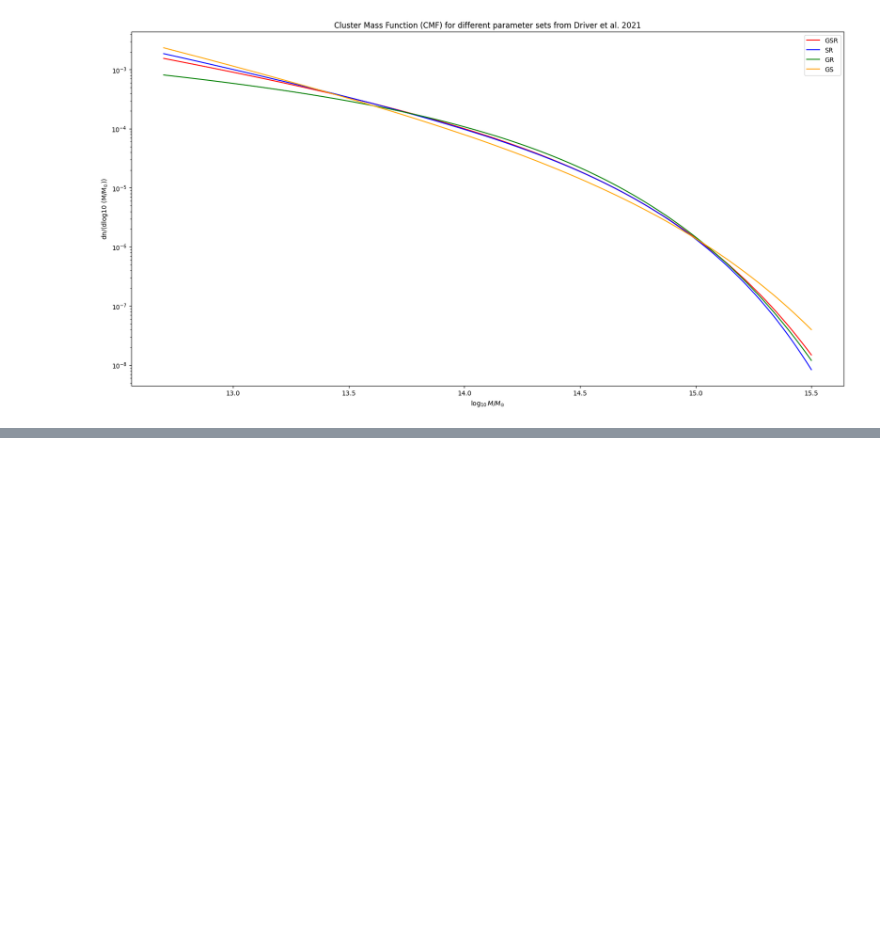
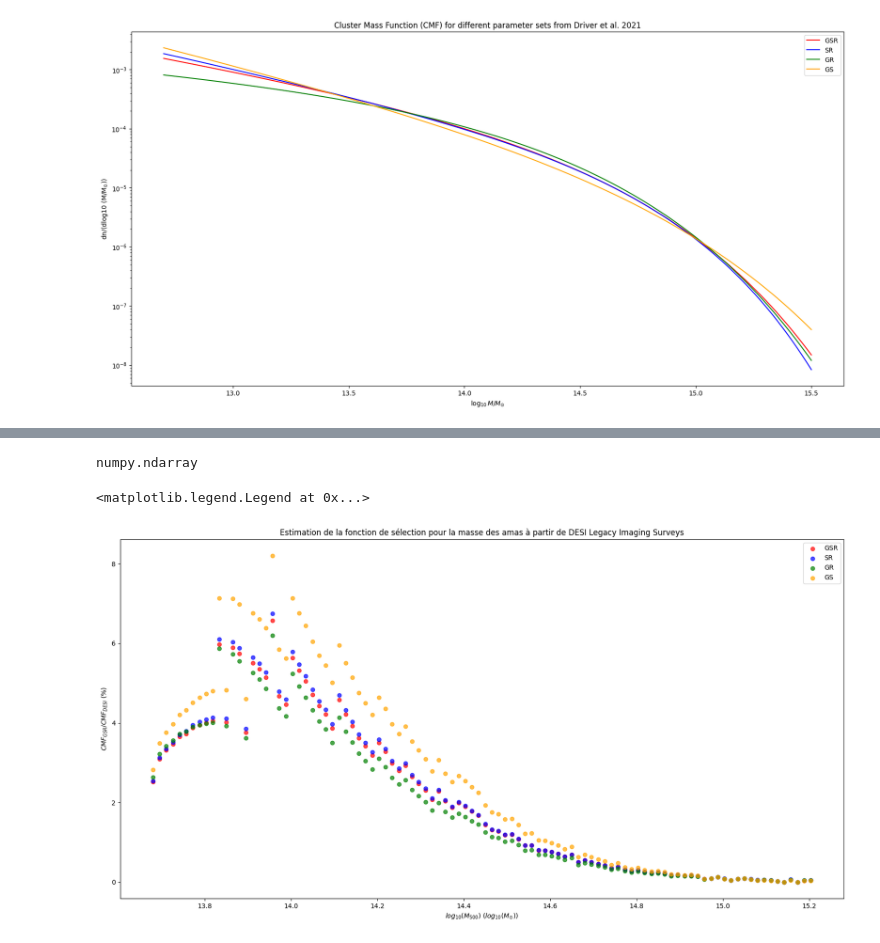
Before and after one commit to EmileD123/M2_Internship_clusters_cross_X_optical, a Jupyter notebook: caracterisation selection effects/modélisation_CMF.ipynb, the cells around one changed output, grey strips where cells are left out. Saved outputs shown, nothing was run; the diff lists cells and outputs as text; code cells hidden in the pictures; blank space fills up the shorter version.

```diff
--- a/caracterisation selection effects/modélisation_CMF.ipynb
+++ b/caracterisation selection effects/modélisation_CMF.ipynb
@@ -210,0 +360,30 @@ N_GSR =  6.049  millions d'amas
+# %%
+type(n_DESI_Legacy)
+# %% [output]
+numpy.ndarray
+# %%
+# On essaie d'en déduire une fonction de sélection en fonction de la masse des amas
+
+estimation_selection_function_masse_GSR = n_DESI_Legacy/CMF_GSR_func(bin_centers)
+estimation_selection_function_masse_SR = n_DESI_Legacy/CMF_SR_func(bin_centers)
+estimation_selection_function_masse_GR = n_DESI_Legacy/CMF_GR_func(bin_centers)
+estimation_selection_function_masse_GS = n_DESI_Legacy/CMF_GS_func(bin_centers)
+
+
+
+plt.figure(figsize=(20, 10))
+
+plt.scatter(bin_centers, estimation_selection_function_masse_GSR * 100, color='red', alpha=0.7,label='GSR')
+plt.scatter(bin_centers, estimation_selection_function_masse_SR * 100, color='blue', alpha=0.7,label='SR')
+plt.scatter(bin_centers, estimation_selection_function_masse_GR * 100, color='green', alpha=0.7,label='GR')
+plt.scatter(bin_centers, estimation_selection_function_masse_GS * 100, color='orange', alpha=0.7,label='GS')
+
+
+plt.xlabel(r'$log_{10}(M_{500})$ ($log_{10}(M_{\odot})$)')
+plt.ylabel(r'$CMF_{GSR} / CMF_{DESI}$ (%)')
+plt.title('Estimation de la fonction de sélection pour la masse des amas à partir de DESI Legacy Imaging Surveys')
+
+plt.legend()
+# %% [output]
+<matplotlib.legend.Legend at 0x...>
+[figure, added]
```
Also changed, not shown: parts of 22 cells of this notebook, 5 other files.
